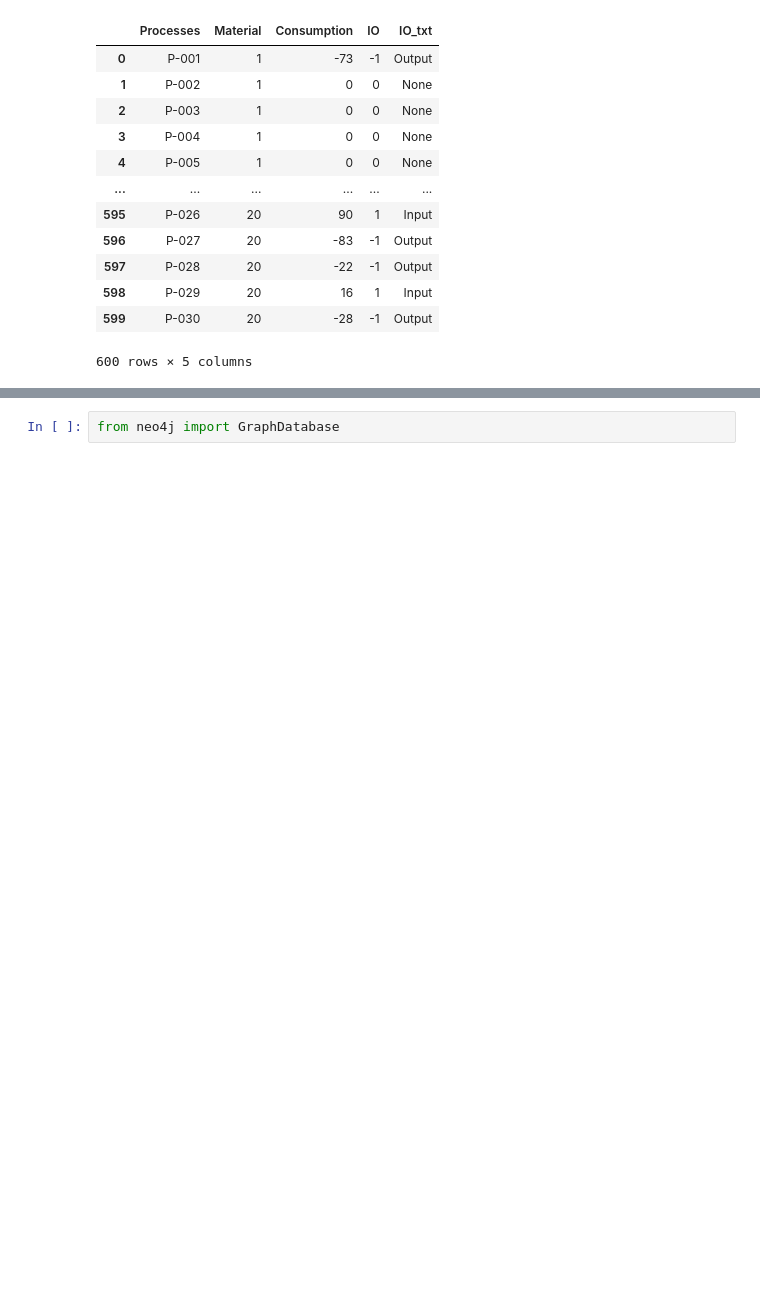
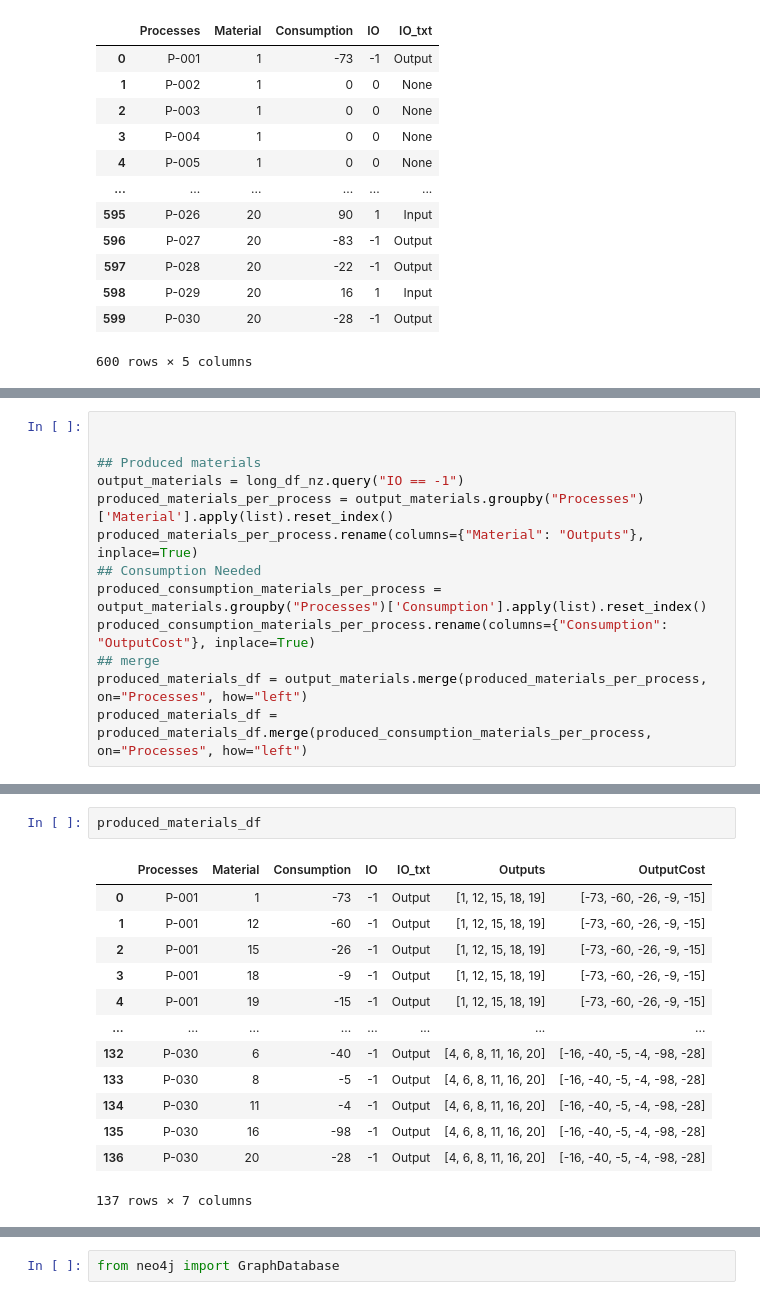
Before and after one commit to walzter/CircularEconomy, a Jupyter notebook: src/db.ipynb, the cells around one changed output, grey strips where cells are left out. Saved outputs shown, nothing was run; the diff lists cells and outputs as text; blank space fills up the shorter version.

```diff
--- a/src/db.ipynb
+++ b/src/db.ipynb
@@ -40,0 +92,13 @@ long_df
+# %%
+
+
+## Produced materials
+output_materials = long_df_nz.query("IO == -1")
+produced_materials_per_process = output_materials.groupby("Processes")['Material'].apply(list).reset_index()
+produced_materials_per_process.rename(columns={"Material": "Outputs"}, inplace=True)
+## Consumption Needed
+produced_consumption_materials_per_process = output_materials.groupby("Processes")['Consumption'].apply(list).reset_index()
+produced_consumption_materials_per_process.rename(columns={"Consumption": "OutputCost"}, inplace=True)
+## merge
+produced_materials_df = output_materials.merge(produced_materials_per_process, on="Processes", how="left")
+produced_materials_df = produced_materials_df.merge(produced_consumption_materials_per_process, on="Processes", how="left")
@@ -40,0 +121,16 @@ long_df
+# %%
+produced_materials_df
+# %% [output]
+|  | Processes | Material | Consumption | IO | IO_txt | Outputs | OutputCost |
+| 0 | P-001 | 1 | -73 | -1 | Output | [1, 12, 15, 18, 19] | [-73, -60, -26, -9, -15] |
+| 1 | P-001 | 12 | -60 | -1 | Output | [1, 12, 15, 18, 19] | [-73, -60, -26, -9, -15] |
+| 2 | P-001 | 15 | -26 | -1 | Output | [1, 12, 15, 18, 19] | [-73, -60, -26, -9, -15] |
+| 3 | P-001 | 18 | -9 | -1 | Output | [1, 12, 15, 18, 19] | [-73, -60, -26, -9, -15] |
+| 4 | P-001 | 19 | -15 | -1 | Output | [1, 12, 15, 18, 19] | [-73, -60, -26, -9, -15] |
+| ... | ... | ... | ... | ... | ... | ... | ... |
+| 132 | P-030 | 6 | -40 | -1 | Output | [4, 6, 8, 11, 16, 20] | [-16, -40, -5, -4, -98, -28] |
+| 133 | P-030 | 8 | -5 | -1 | Output | [4, 6, 8, 11, 16, 20] | [-16, -40, -5, -4, -98, -28] |
+| 134 | P-030 | 11 | -4 | -1 | Output | [4, 6, 8, 11, 16, 20] | [-16, -40, -5, -4, -98, -28] |
+| 135 | P-030 | 16 | -98 | -1 | Output | [4, 6, 8, 11, 16, 20] | [-16, -40, -5, -4, -98, -28] |
+| 136 | P-030 | 20 | -28 | -1 | Output | [4, 6, 8, 11, 16, 20] | [-16, -40, -5, -4, -98, -28] |
+137 rows × 7 columns
```
Also changed, not shown: parts of 23 cells of this notebook.
